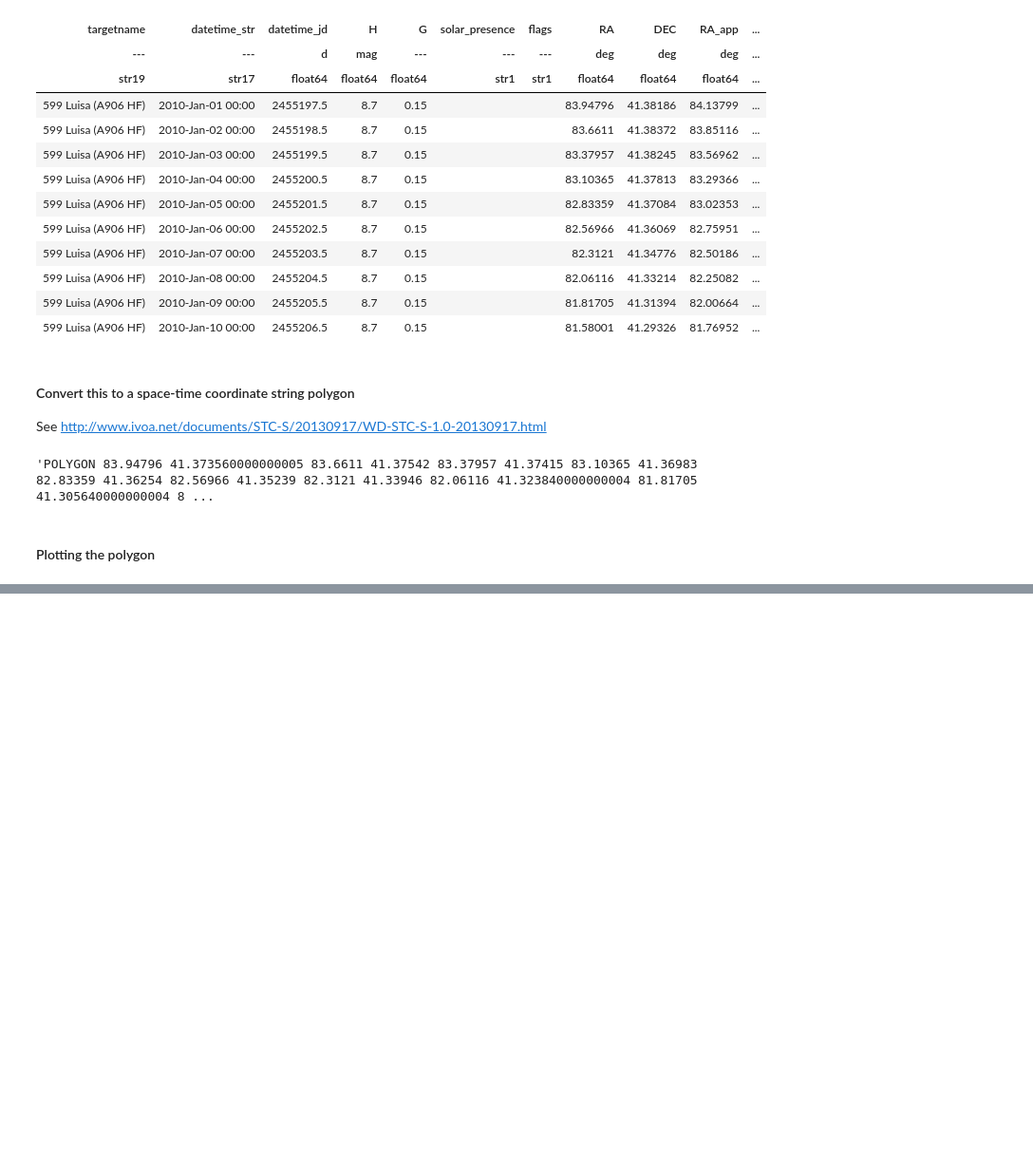
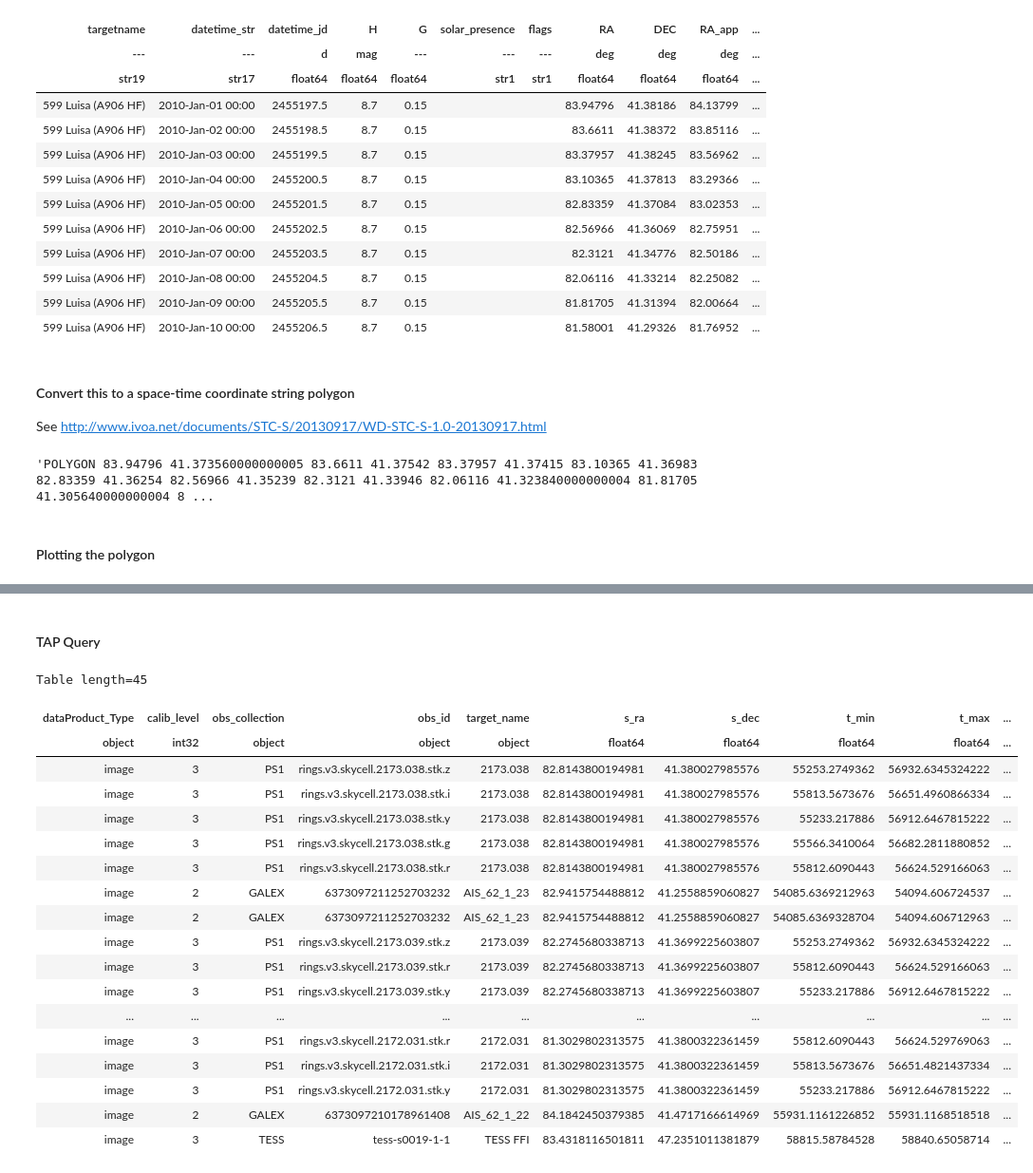
Before and after one commit to dr-rodriguez/MovingMast, a Jupyter notebook: Moving_Targets_Basic_Workflow.ipynb, the cells around one changed output, grey strips where cells are left out. Shown: that part at 95% size. Saved outputs shown, nothing was run; the diff lists cells and outputs as text; code cells hidden in the pictures; blank space fills up the shorter version.

Commit message:
adding tap query example to notebook

```diff
--- a/Moving_Targets_Basic_Workflow.ipynb
+++ b/Moving_Targets_Basic_Workflow.ipynb
@@ -9,8 +11,7 @@ import plotting
 # %% [markdown]
 #### Get the ephemerides as an astropy table
 # %%
-
-eph = target.get_path('599', times={'start':'2010-01-01', 'stop':'2010-01-10', 'step':'1d'})
+eph = target.get_path('599', id_type='smallbody', times={'start':'2010-01-01', 'stop':'2010-01-10', 'step':'1d'})
 
 eph
 # %% [output]
@@ -47,3 +48,35 @@ Loading BokehJS ...
 [interactive output not drawn]
 [interactive output not drawn]
 [interactive output not drawn]
+# %% [markdown]
+#### TAP Query
+# %%
+start_time = min(eph['datetime_jd']) - 2400000.5
+end_time = max(eph['datetime_jd']) - 2400000.5
+
+results = mast_tap.run_tap_query(polygon, start_time=None, end_time=None, maxrec=100)
+
+# This isn't a real observation so not including start/end times yet
+# results = mast_tap.run_tap_query(polygon, start_time=start_time, end_time=end_time, maxrec=100)
+
+results
+# %% [output]
+Table length=45
+| dataProduct_Type | calib_level | obs_collection | obs_id | target_name | s_ra | s_dec | t_min | t_max | ... |
+| object | int32 | object | object | object | float64 | float64 | float64 | float64 | ... |
+| image | 3 | PS1 | rings.v3.skycell.2173.038.stk.z | 2173.038 | 82.8143800194981 | 41.380027985576 | 55253.2749362 | 56932.6345324222 | ... |
+| image | 3 | PS1 | rings.v3.skycell.2173.038.stk.i | 2173.038 | 82.8143800194981 | 41.380027985576 | 55813.5673676 | 56651.4960866334 | ... |
+| image | 3 | PS1 | rings.v3.skycell.2173.038.stk.y | 2173.038 | 82.8143800194981 | 41.380027985576 | 55233.217886 | 56912.6467815222 | ... |
+| image | 3 | PS1 | rings.v3.skycell.2173.038.stk.g | 2173.038 | 82.8143800194981 | 41.380027985576 | 55566.3410064 | 56682.2811880852 | ... |
+| image | 3 | PS1 | rings.v3.skycell.2173.038.stk.r | 2173.038 | 82.8143800194981 | 41.380027985576 | 55812.6090443 | 56624.529166063 | ... |
+| image | 2 | GALEX | 6373097211252703232 | AIS_62_1_23 | 82.9415754488812 | 41.2558859060827 | 54085.6369212963 | 54094.606724537 | ... |
+| image | 2 | GALEX | 6373097211252703232 | AIS_62_1_23 | 82.9415754488812 | 41.2558859060827 | 54085.6369328704 | 54094.606712963 | ... |
+| image | 3 | PS1 | rings.v3.skycell.2173.039.stk.z | 2173.039 | 82.2745680338713 | 41.3699225603807 | 55253.2749362 | 56932.6345324222 | ... |
+| image | 3 | PS1 | rings.v3.skycell.2173.039.stk.r | 2173.039 | 82.2745680338713 | 41.3699225603807 | 55812.6090443 | 56624.529166063 | ... |
+| image | 3 | PS1 | rings.v3.skycell.2173.039.stk.y | 2173.039 | 82.2745680338713 | 41.3699225603807 | 55233.217886 | 56912.6467815222 | ... |
+| ... | ... | ... | ... | ... | ... | ... | ... | ... | ... |
+| image | 3 | PS1 | rings.v3.skycell.2172.031.stk.r | 2172.031 | 81.3029802313575 | 41.3800322361459 | 55812.6090443 | 56624.529769063 | ... |
+| image | 3 | PS1 | rings.v3.skycell.2172.031.stk.i | 2172.031 | 81.3029802313575 | 41.3800322361459 | 55813.5673676 | 56651.4821437334 | ... |
+| image | 3 | PS1 | rings.v3.skycell.2172.031.stk.y | 2172.031 | 81.3029802313575 | 41.3800322361459 | 55233.217886 | 56912.6467815222 | ... |
+| image | 2 | GALEX | 6373097210178961408 | AIS_62_1_22 | 84.1842450379385 | 41.4717166614969 | 55931.1161226852 | 55931.1168518518 | ... |
+| image | 3 | TESS | tess-s0019-1-1 | TESS FFI | 83.4318116501811 | 47.2351011381879 | 58815.58784528 | 58840.65058714 | ... |
```
Also changed, not shown: parts of 1 cell of this notebook, 1 other file.
